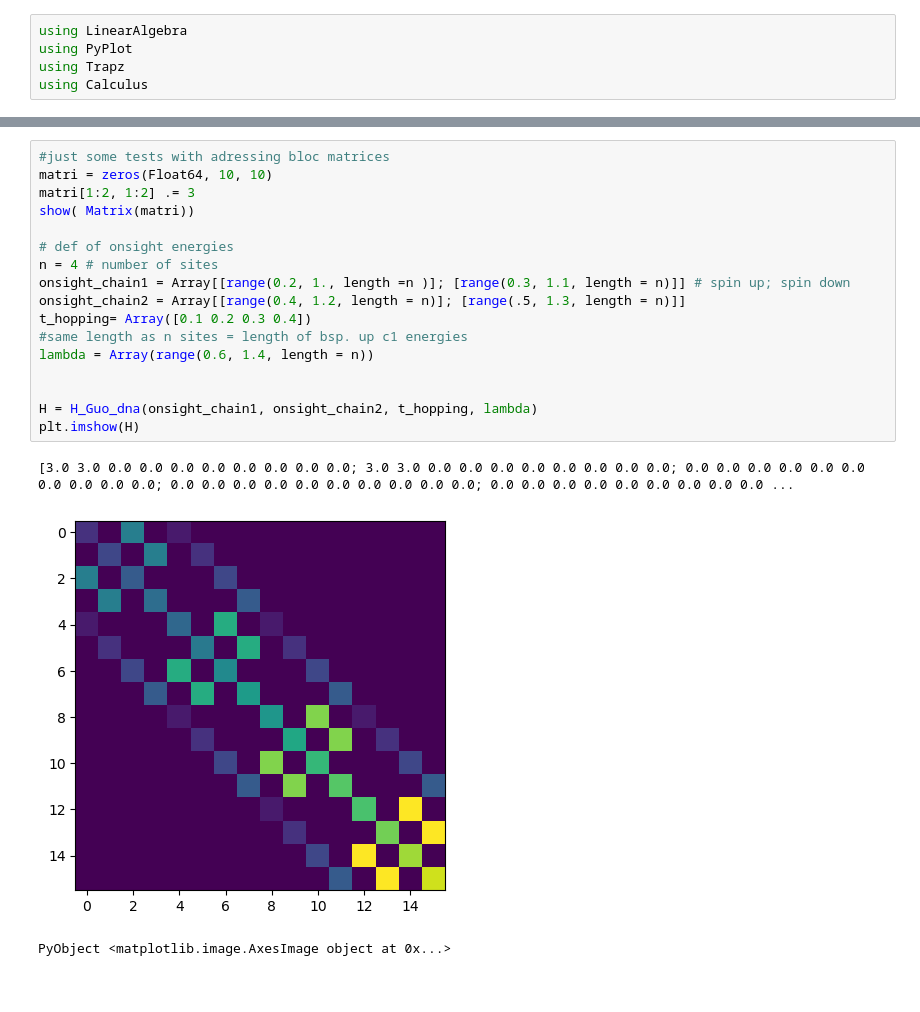
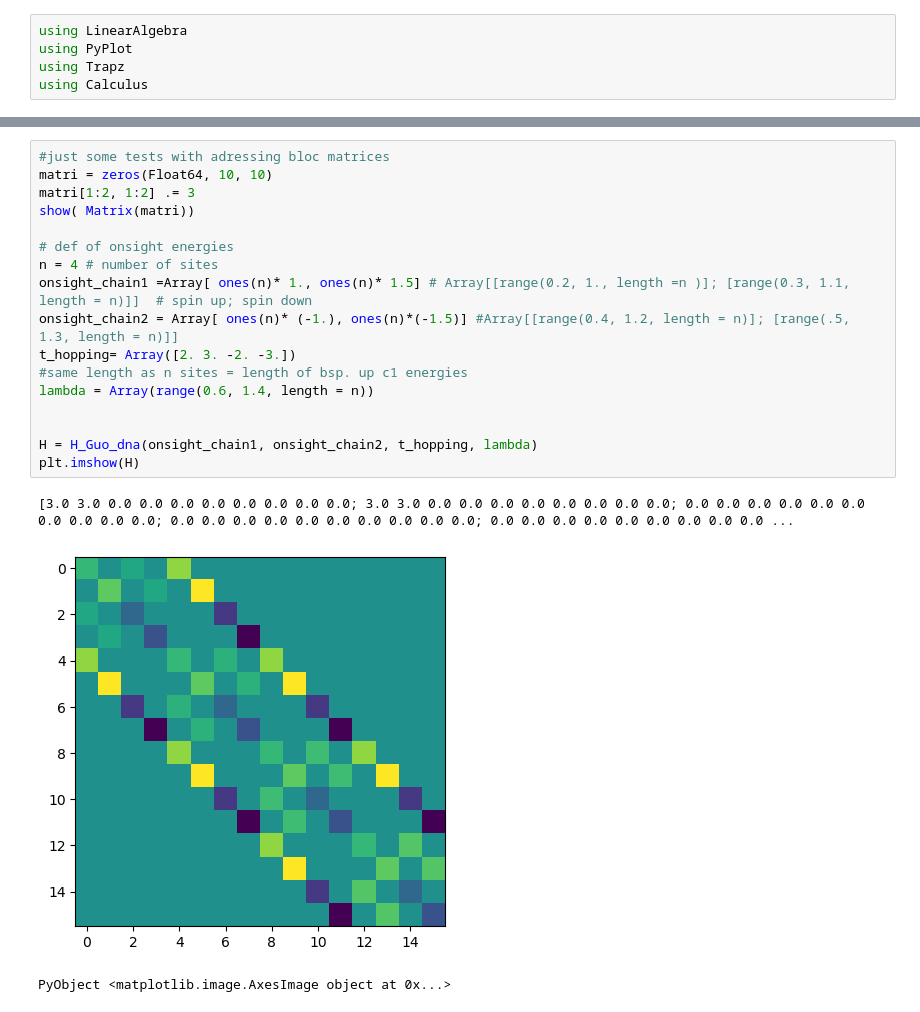
Before and after one commit to RudSmo/CISS, a Jupyter notebook: data/new/Guos model.ipynb, the cells around one changed output, grey strips where cells are left out. Drawn from its saved outputs; the diff is of its cells as text.

```diff
--- a/data/new/Guos model.ipynb
+++ b/data/new/Guos model.ipynb
@@ -68,22 +106,22 @@ H_Guo_so (generic function with 1 method)
 # %%
 #just some tests with adressing bloc matrices
 matri = zeros(Float64, 10, 10)
 matri[1:2, 1:2] .= 3
 show( Matrix(matri))
 
 # def of onsight energies
 n = 4 # number of sites
-onsight_chain1 = Array[[range(0.2, 1., length =n )]; [range(0.3, 1.1, length = n)]] # spin up; spin down
-onsight_chain2 = Array[[range(0.4, 1.2, length = n)]; [range(.5, 1.3, length = n)]]
-t_hopping= Array([0.1 0.2 0.3 0.4])
+onsight_chain1 =Array[ ones(n)* 1., ones(n)* 1.5] # Array[[range(0.2, 1., length =n )]; [range(0.3, 1.1, length = n)]]  # spin up; spin down
+onsight_chain2 = Array[ ones(n)* (-1.), ones(n)*(-1.5)] #Array[[range(0.4, 1.2, length = n)]; [range(.5, 1.3, length = n)]]
+t_hopping= Array([2. 3. -2. -3.])
 #same length as n sites = length of bsp. up c1 energies
 lambda = Array(range(0.6, 1.4, length = n))
 
 
 H = H_Guo_dna(onsight_chain1, onsight_chain2, t_hopping, lambda)
 plt.imshow(H)
 # %% [output]
 [3.0 3.0 0.0 0.0 0.0 0.0 0.0 0.0 0.0 0.0; 3.0 3.0 0.0 0.0 0.0 0.0 0.0 0.0 0.0 0.0; 0.0 0.0 0.0 0.0 0.0 0.0 0.0 0.0 0.0 0.0; 0.0 0.0 0.0 0.0 0.0 0.0 0.0 0.0 0.0 0.0; 0.0 0.0 0.0 0.0 0.0 0.0 0.0 0.0 0.0 ...
-[figure, old version]
+[figure, new version]
 PyObject <matplotlib.image.AxesImage object at 0x...>
 # %%
```
Also changed, not shown: parts of 9 cells of this notebook, 4 other files.
